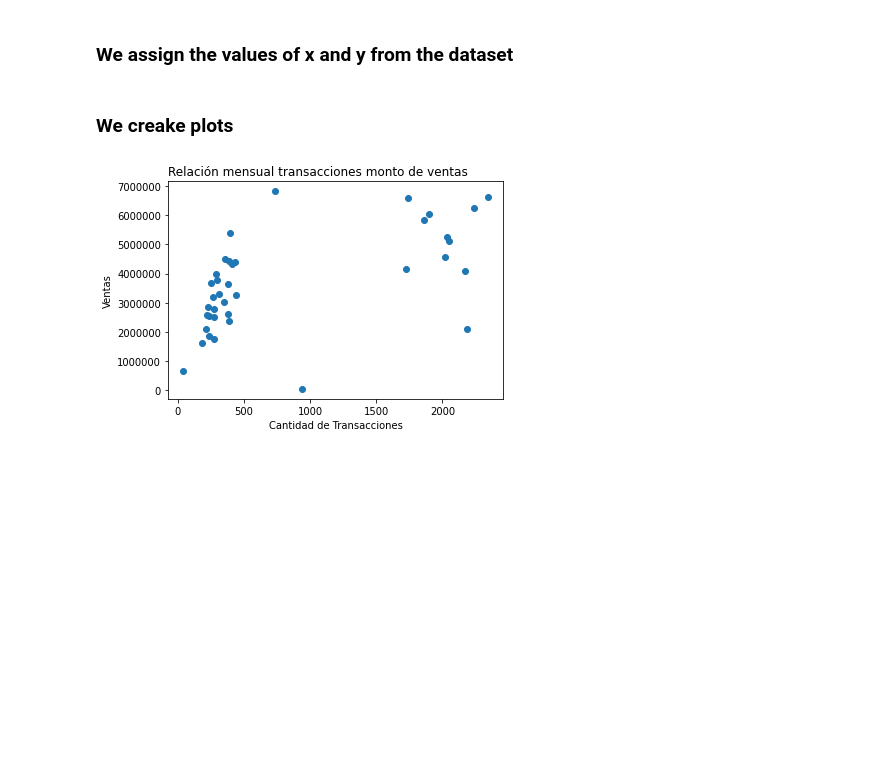
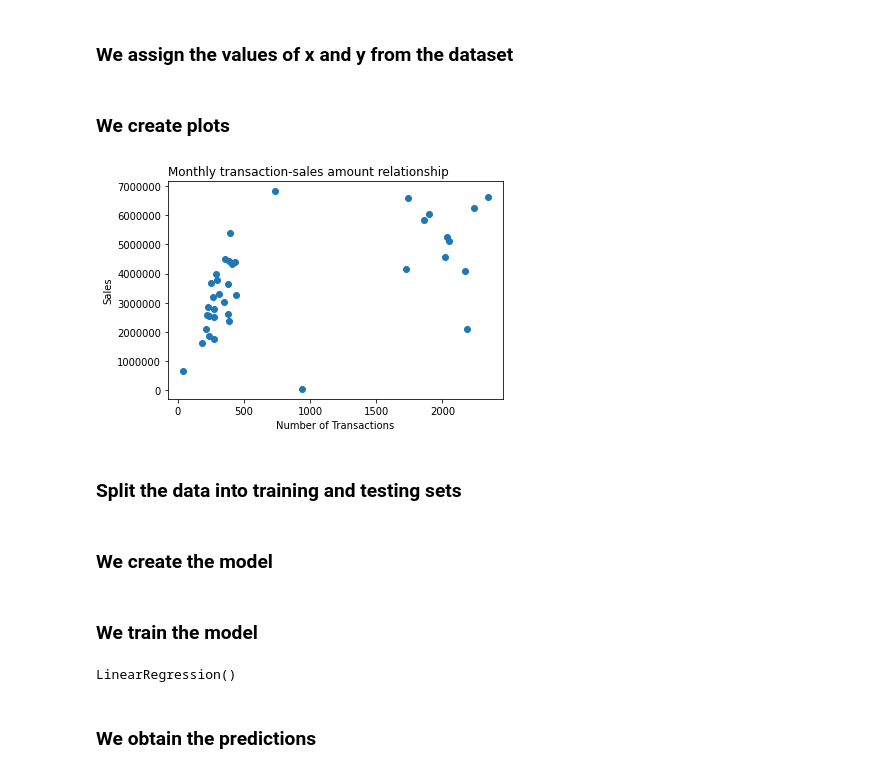
Before and after one commit to millerpuentes/Proyectos, a Jupyter notebook: 3_Udemy_Minería de Datos aplicada a los negocios con MySQL y Python/3.1 Proyecto 1/Modelo.ipynb, the cells around one changed output. Drawn from its saved outputs; the diff is of its cells as text; code cells hidden in the pictures; blank space fills up the shorter version.

Commit message:
Creation and analysis of the model

```diff
--- a/3_Udemy_Minería de Datos aplicada a los negocios con MySQL y Python/3.1 Proyecto 1/Modelo.ipynb
+++ b/3_Udemy_Minería de Datos aplicada a los negocios con MySQL y Python/3.1 Proyecto 1/Modelo.ipynb
@@ -56,13 +56,15 @@ y = df.iloc[:, 1].values
 # Here is the trick
 X = X.reshape(-1,1) # Make the array
 # %% [markdown]
-### We creake plots
+### We create plots
 # %%
 plt.scatter(X, y)
-plt.xlabel("Cantidad de Transacciones")
-plt.ylabel("Ventas")
+plt.xlabel("Number of Transactions")
+plt.ylabel("Sales")
 plt.ticklabel_format(useOffset=False, style='plain')
-plt.title('Relación mensual transacciones monto de ventas', loc='left')
+plt.title('Monthly transaction-sales amount relationship', loc='left')
 plt.show()
 # %% [output]
-[figure, old version]
+[figure, new version]
+# %% [markdown]
+### Split the data into training and testing sets
@@ -68,0 +73,2 @@ plt.show()
+# %% [markdown]
+### We create the model
@@ -68,0 +77,8 @@ plt.show()
+# %% [markdown]
+### We train the model
+# %%
+lr.fit(X_train, y_train)
+# %% [output]
+LinearRegression()
+# %% [markdown]
+### We obtain the predictions
```
Also changed, not shown: parts of 12 cells of this notebook, 1 other file.
